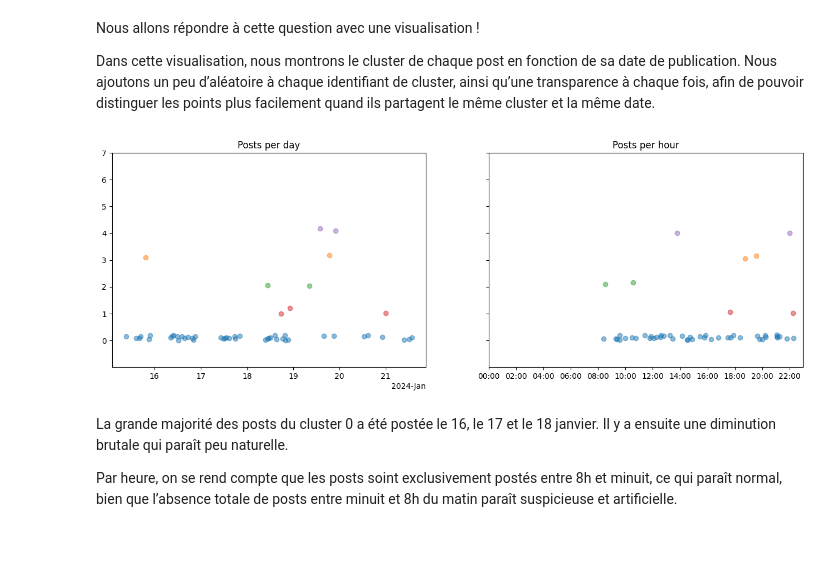
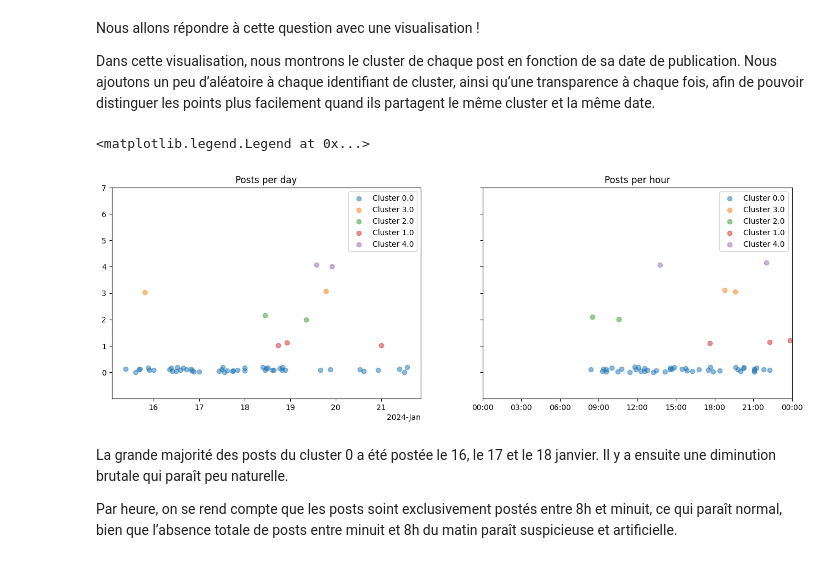
Before and after one commit to matthewslouismarie/esilv-social-engineering-td3, a Jupyter notebook: shared/d3lta/clusters_coordination.ipynb, the cells around one changed output. Cells and saved outputs as stored; diff of their text form; code cells hidden in the pictures.

Commit message:
Update EX2A with updated dataset_unifie

```diff
--- a/shared/d3lta/clusters_coordination.ipynb
+++ b/shared/d3lta/clusters_coordination.ipynb
@@ -22,7 +22,7 @@ from datetime import datetime, date
 # %% [markdown]
 ### Loading and preparing the dataset
 # %%
-df_posts = pd.read_csv('dataset_unifie.csv', parse_dates=['date'])
+df_posts = pd.read_csv('../../dataset_unifie.csv', parse_dates=['date'])
 # df_posts.reset_index()
 df_posts.index = df_posts.index.astype(str) # This should allow the index to be preserved
 # %% [markdown]
@@ -171,22 +175,29 @@ Dans cette visualisation, nous montrons le cluster de chaque post en fonction de
 # %%
 fig, (ax_l, ax_r) = plt.subplots(1, 2, figsize=(16, 5), sharey=True)
 
+ax_l.set_title('Posts per day')
+ax_l.set(ylim=(-1, 5), yticks=np.arange(0, 8))
+ax_l.xaxis.set_major_formatter(plt_dates.ConciseDateFormatter(ax_l.xaxis.get_major_locator()))
+
+arbitrary_day = date(2024, 1, 15) # Completely arbitrary, but matplotib cannot plot times...
+ax_r.set_title('Posts per hour')
+ax_r.xaxis.set_major_formatter(plt_dates.DateFormatter('%H:%M'))
+ax_r.set_xlim(left=arbitrary_day, right=arbitrary_day + timedelta(days=1))
+ax_r.legend()
+
 for cluster_id in df_clusters['cluster'].dropna().unique():
-   df_cluster = df_clusters[df_clusters['cluster'] == cluster_id]
-   ax_l.scatter(df_cluster['date'], df_cluster['cluster'] + np.random.rand(len(df_cluster)) / 5, alpha=0.5)
-   ax_l.set(
-      ylim=(-1, 5), yticks=np.arange(0, 8))
-   ax_l.xaxis.set_major_formatter(plt_dates.ConciseDateFormatter(ax_l.xaxis.get_major_locator()))
-   ax_l.set_title('Posts per day')
+   df_cluster = df_clusters[(df_clusters['cluster'] == cluster_id)]
+   ax_l.scatter(df_cluster['date'], df_cluster['cluster'] + np.random.rand(len(df_cluster)) / 5, alpha=0.5, label=f"Cluster {cluster_id}")
+   df_cluster['time'] = [datetime.combine(arbitrary_day, t) for t in df_cluster['date'].dt.time]
+   # On enlève les articles de la visu par heure car ils ne comprennent pas d’heure dans leur date.
+   df_cluster = df_cluster[(df_cluster['platform'] == 'facebook') | (df_cluster['platform'] == 'x')]
+   ax_r.scatter(df_cluster['time'], df_cluster['cluster'] + np.random.rand(len(df_cluster)) / 5, alpha=0.5, label=f"Cluster {cluster_id}")
 
-   my_day = date(2024, 1, 15)
-   df_cluster['time'] = [datetime.combine(my_day, t) for t in df_cluster['date'].dt.time]
-   ax_r.xaxis.set_major_formatter(plt_dates.DateFormatter('%H:%M'))
-   ax_r.scatter(df_cluster['time'], df_cluster['cluster'] + np.random.rand(len(df_cluster)) / 5, alpha=0.5)
-   ax_r.set_xlim(left=my_day)
-   ax_r.set_title('Posts per hour')
+ax_l.legend()
+ax_r.legend()
 # %% [output]
+<matplotlib.legend.Legend at 0x...>
-[figure, old version]
+[figure, new version]
 # %% [markdown]
 La grande majorité des posts du cluster 0 a été postée le 16, le 17 et le 18 janvier. Il y a ensuite une diminution brutale qui paraît peu naturelle.
 
```
Also changed, not shown: parts of 7 cells of this notebook, 6 other files.
